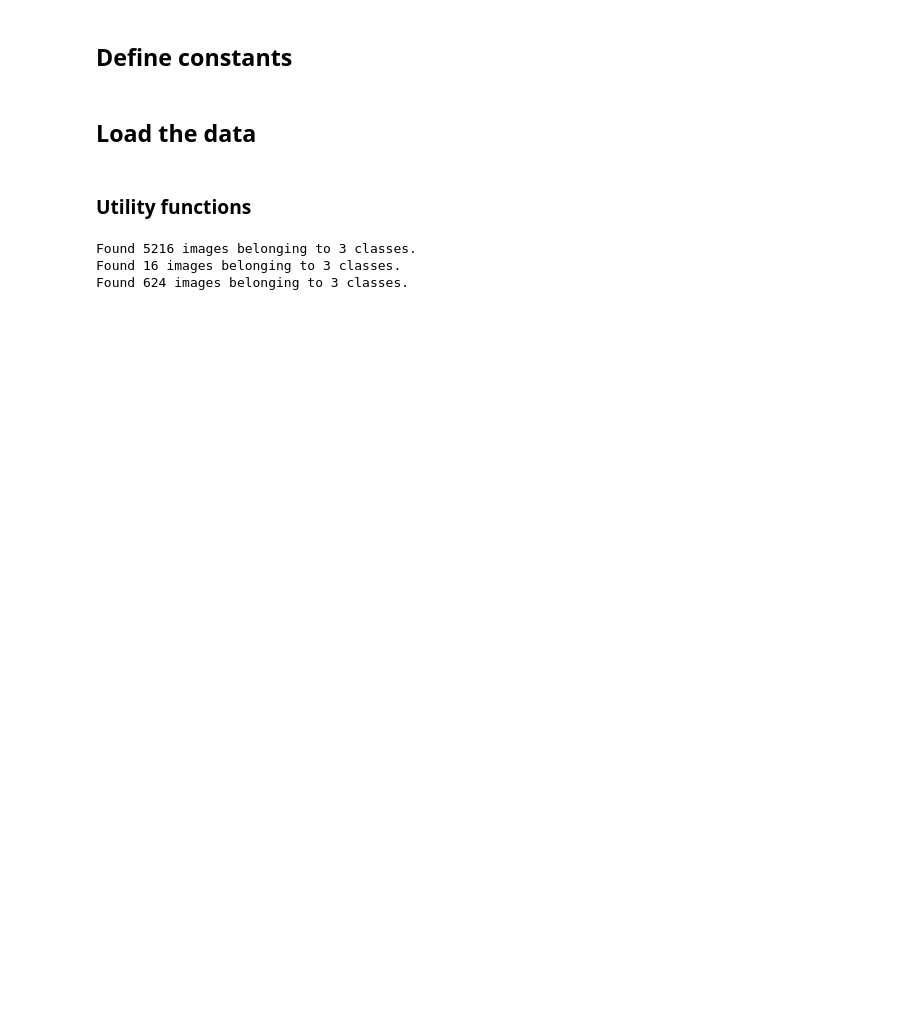
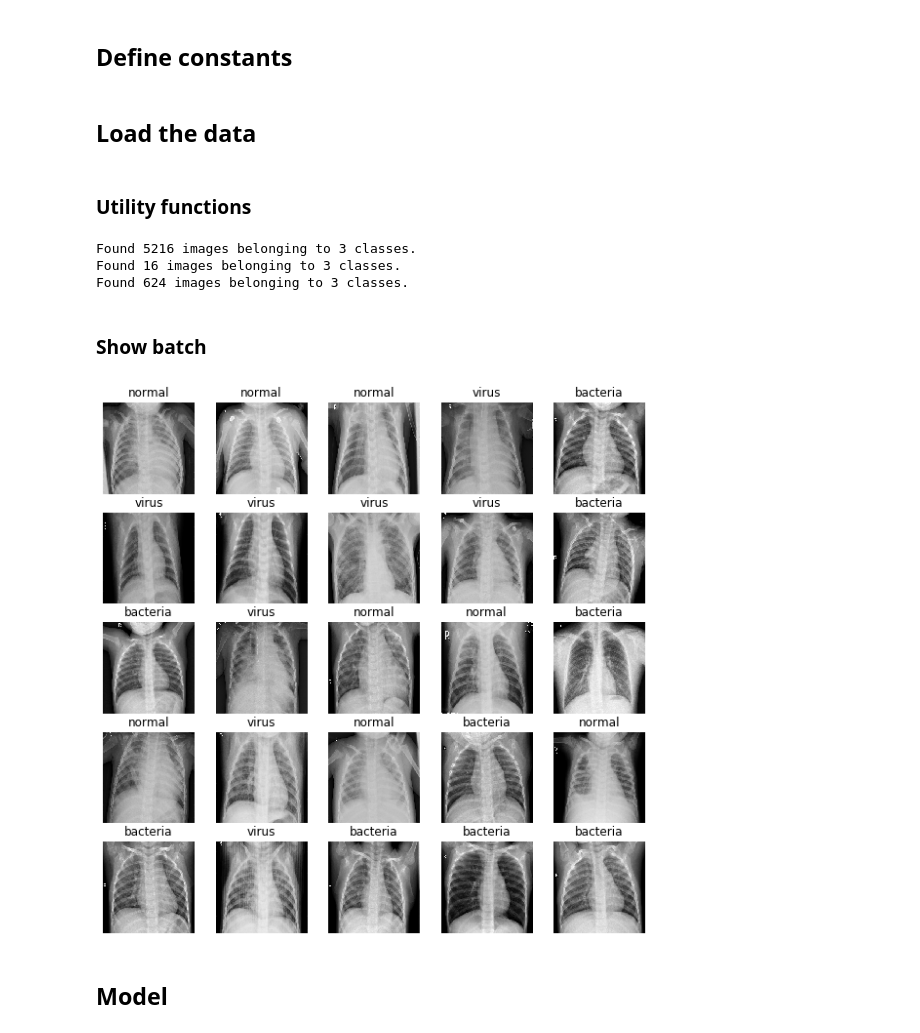
Before and after one commit to albertobagnacani/PneumoniaPrediction, a Jupyter notebook: src/notebook.ipynb, the cells around one changed output. Cells and saved outputs as stored; diff of their text form; code cells hidden in the pictures; blank space fills up the shorter version.

Commit message:
Add some utils function (show images of a batch)

```diff
--- a/src/notebook.ipynb
+++ b/src/notebook.ipynb
@@ -14,11 +12,11 @@ Using TensorFlow backend.
 # %% [markdown]
 ## Define constants
 # %%
-LABELS = {"n": "normal", "b": "bacteria", "v": "virus"}
-
 DATASET_PATH = "../res/dataset/"
 PATHS = {"train": DATASET_PATH+"train/", "val": DATASET_PATH+"val/", "test": DATASET_PATH+"test/"}
 PATH_LABELS = {"normal": "NORMAL/", "bacteria": "BACTERIA/", "virus": "VIRUS/", "pneumonia": "PNEUMONIA/"}
+
+LABELS = [item.lower() for item in os.listdir(PATHS["train"])]
 # %% [markdown]
 ## Load the data
 # %% [markdown]
@@ -65,3 +63,21 @@ test_generator = datagen.flow_from_directory(PATHS["test"], batch_size=BATCH_SIZ
 Found 5216 images belonging to 3 classes.
 Found 16 images belonging to 3 classes.
 Found 624 images belonging to 3 classes.
+# %% [markdown]
+### Show batch
+# %%
+def show_batch(image_batch, label_batch):
+  plt.figure(figsize=(10,10))
+
+  for n in range(25):
+      ax = plt.subplot(5,5,n+1)
+      plt.imshow(image_batch[n][:,:,0], cmap="gray")
+      plt.title(LABELS[(label_batch[n]==1).tolist().index(True)])
+      plt.axis('off')
+
+image_batch, label_batch = next(train_generator)
+show_batch(image_batch, label_batch)
+# %% [output]
+[figure, added]
+# %% [markdown]
+## Model
```
Also changed, not shown: parts of 2 cells of this notebook.
